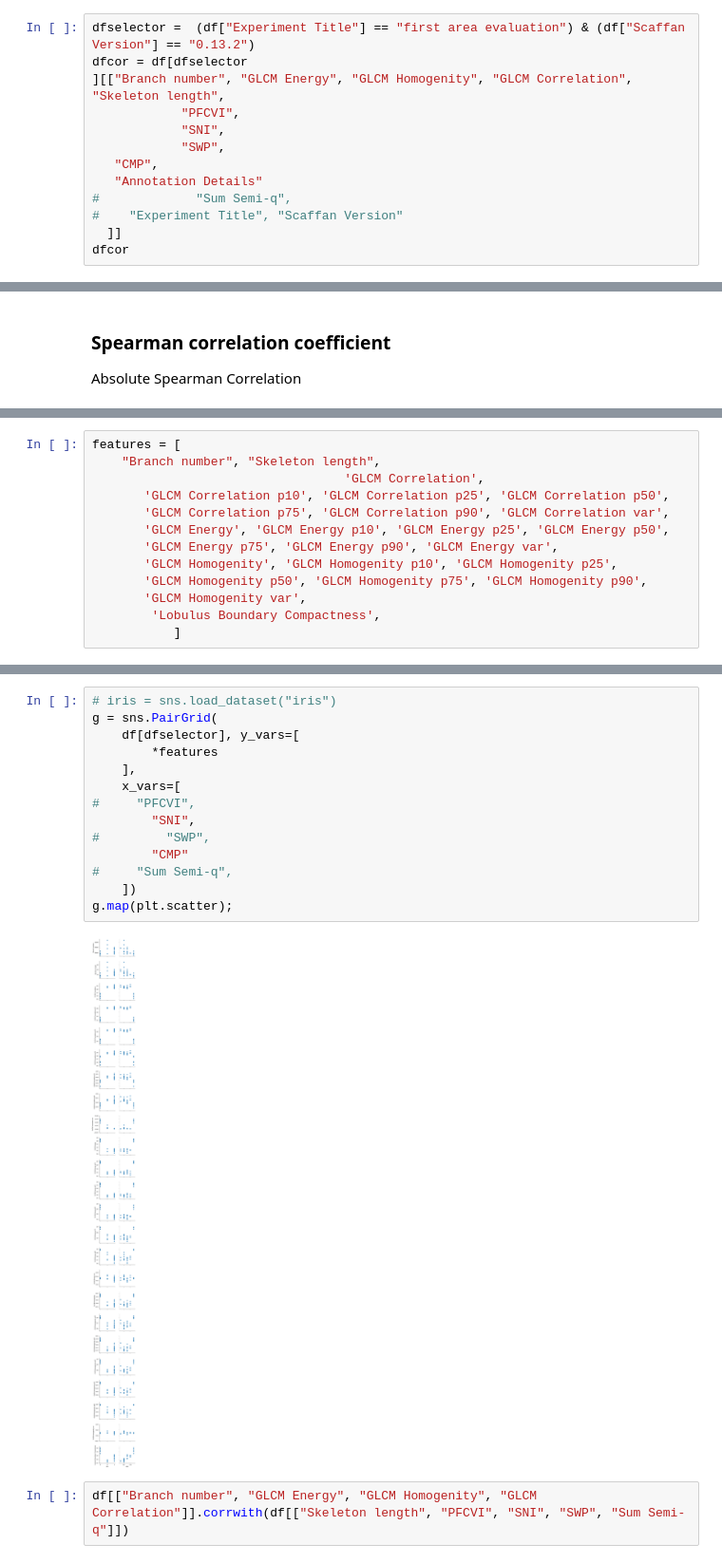
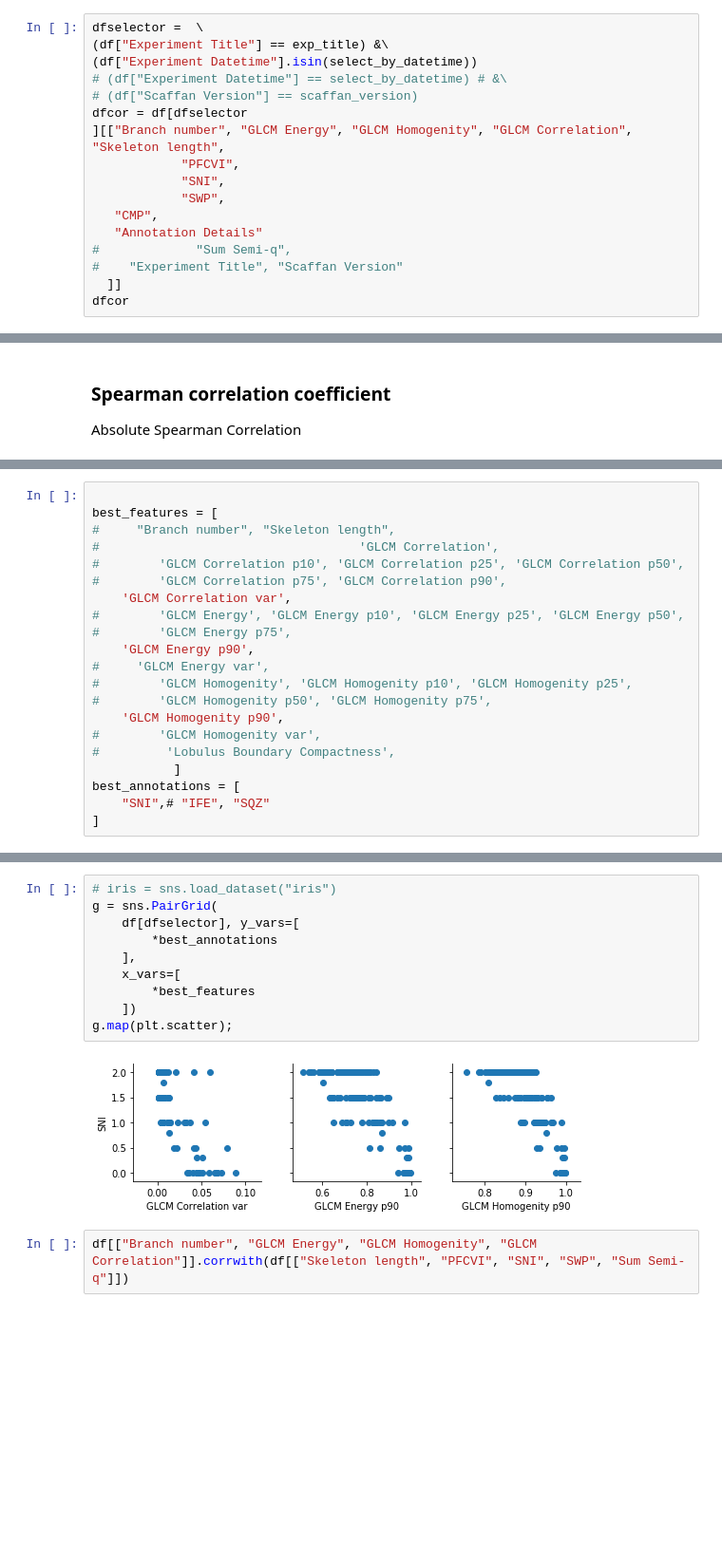
Before and after one commit to mjirik/scaffan, a Jupyter notebook: experiments/lobulus_area_evaluation.ipynb, the cells around one changed output, grey strips where cells are left out. Shown at 95% size. Cells and saved outputs as stored; diff of their text form; blank space fills up the shorter version.

Commit message:
evaluation of segmentation and texture description

```diff
--- a/experiments/lobulus_area_evaluation.ipynb
+++ b/experiments/lobulus_area_evaluation.ipynb
@@ -71,5 +98,9 @@ array(['0.11.0', '0.11.1', '0.11.2', '0.11.3', '0.12.1', '0.13.2'],
 # %%
-dfselector =  (df["Experiment Title"] == "first area evaluation") & (df["Scaffan Version"] == "0.13.2")
+dfselector =  \
+(df["Experiment Title"] == exp_title) &\
+(df["Experiment Datetime"].isin(select_by_datetime))
+# (df["Experiment Datetime"] == select_by_datetime) # &\
+# (df["Scaffan Version"] == scaffan_version)
 dfcor = df[dfselector
 ][["Branch number", "GLCM Energy", "GLCM Homogenity", "GLCM Correlation", "Skeleton length",
             "PFCVI",
@@ -115,13 +237,21 @@ Absolute Spearman Correlation
 # %%
-features = [
-    "Branch number", "Skeleton length",
-                                  'GLCM Correlation',
-       'GLCM Correlation p10', 'GLCM Correlation p25', 'GLCM Correlation p50',
-       'GLCM Correlation p75', 'GLCM Correlation p90', 'GLCM Correlation var',
-       'GLCM Energy', 'GLCM Energy p10', 'GLCM Energy p25', 'GLCM Energy p50',
-       'GLCM Energy p75', 'GLCM Energy p90', 'GLCM Energy var',
-       'GLCM Homogenity', 'GLCM Homogenity p10', 'GLCM Homogenity p25',
-       'GLCM Homogenity p50', 'GLCM Homogenity p75', 'GLCM Homogenity p90',
-       'GLCM Homogenity var',
-        'Lobulus Boundary Compactness',
+
+best_features = [
+#     "Branch number", "Skeleton length",
+#                                   'GLCM Correlation',
+#        'GLCM Correlation p10', 'GLCM Correlation p25', 'GLCM Correlation p50',
+#        'GLCM Correlation p75', 'GLCM Correlation p90',
+    'GLCM Correlation var',
+#        'GLCM Energy', 'GLCM Energy p10', 'GLCM Energy p25', 'GLCM Energy p50',
+#        'GLCM Energy p75',
+    'GLCM Energy p90',
+#     'GLCM Energy var',
+#        'GLCM Homogenity', 'GLCM Homogenity p10', 'GLCM Homogenity p25',
+#        'GLCM Homogenity p50', 'GLCM Homogenity p75',
+    'GLCM Homogenity p90',
+#        'GLCM Homogenity var',
+#         'Lobulus Boundary Compactness',
            ]
+best_annotations = [
+    "SNI",# "IFE", "SQZ"
+]
@@ -181,19 +258,15 @@ best_features = [
 # %%
 # iris = sns.load_dataset("iris")
 g = sns.PairGrid(
     df[dfselector], y_vars=[
-        *features
+        *best_annotations
     ],
     x_vars=[
-#     "PFCVI",
-        "SNI",
-#         "SWP",
-        "CMP"
-#     "Sum Semi-q",
+        *best_features
     ])
 g.map(plt.scatter);
 # %% [output]
-[figure, old version]
+[figure, new version]
 # %%
 df[["Branch number", "GLCM Energy", "GLCM Homogenity", "GLCM Correlation"]].corrwith(df[["Skeleton length", "PFCVI", "SNI", "SWP", "Sum Semi-q"]])
 # %% [output]
```
Also changed, not shown: parts of 40 cells of this notebook, 1 other file.
